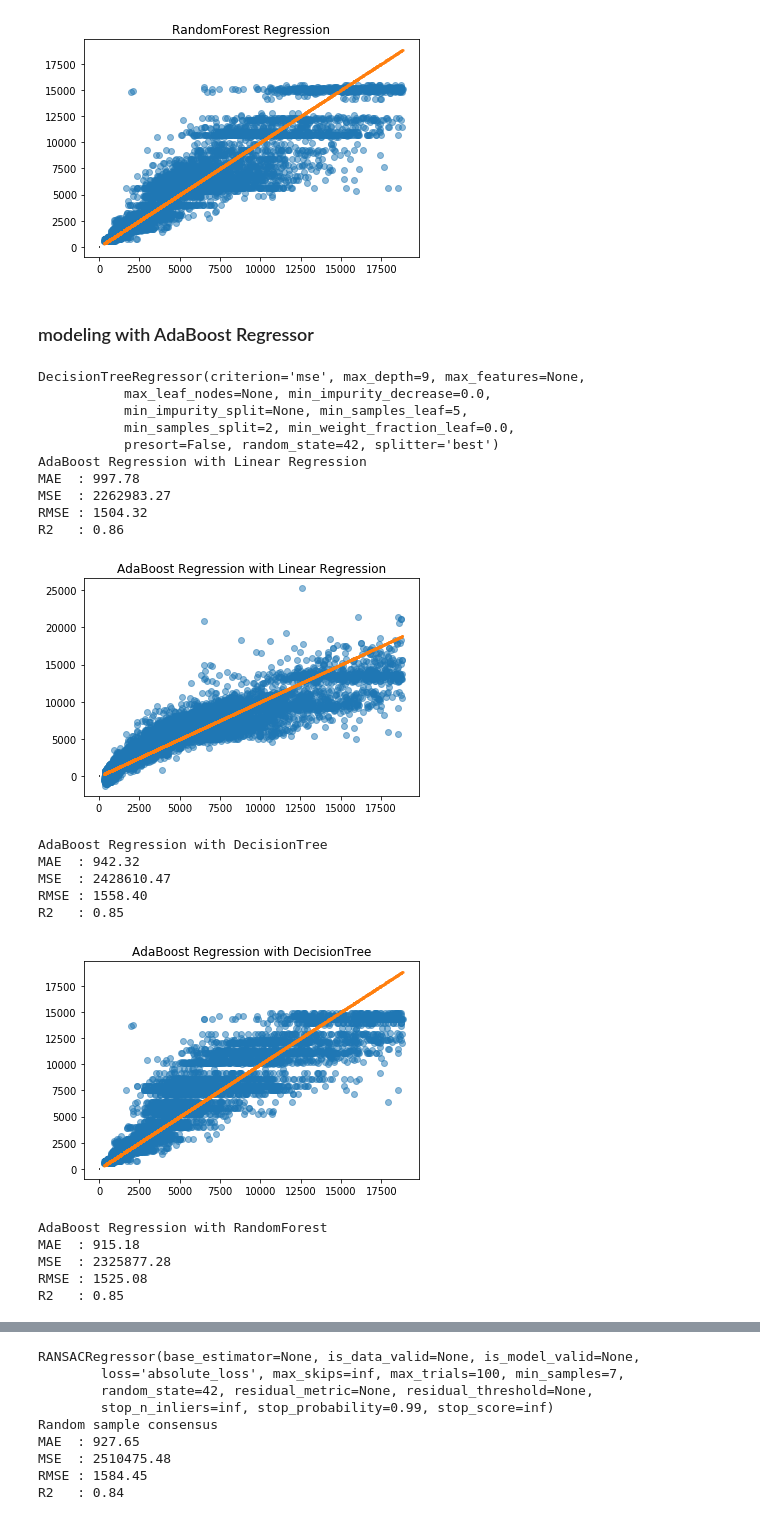
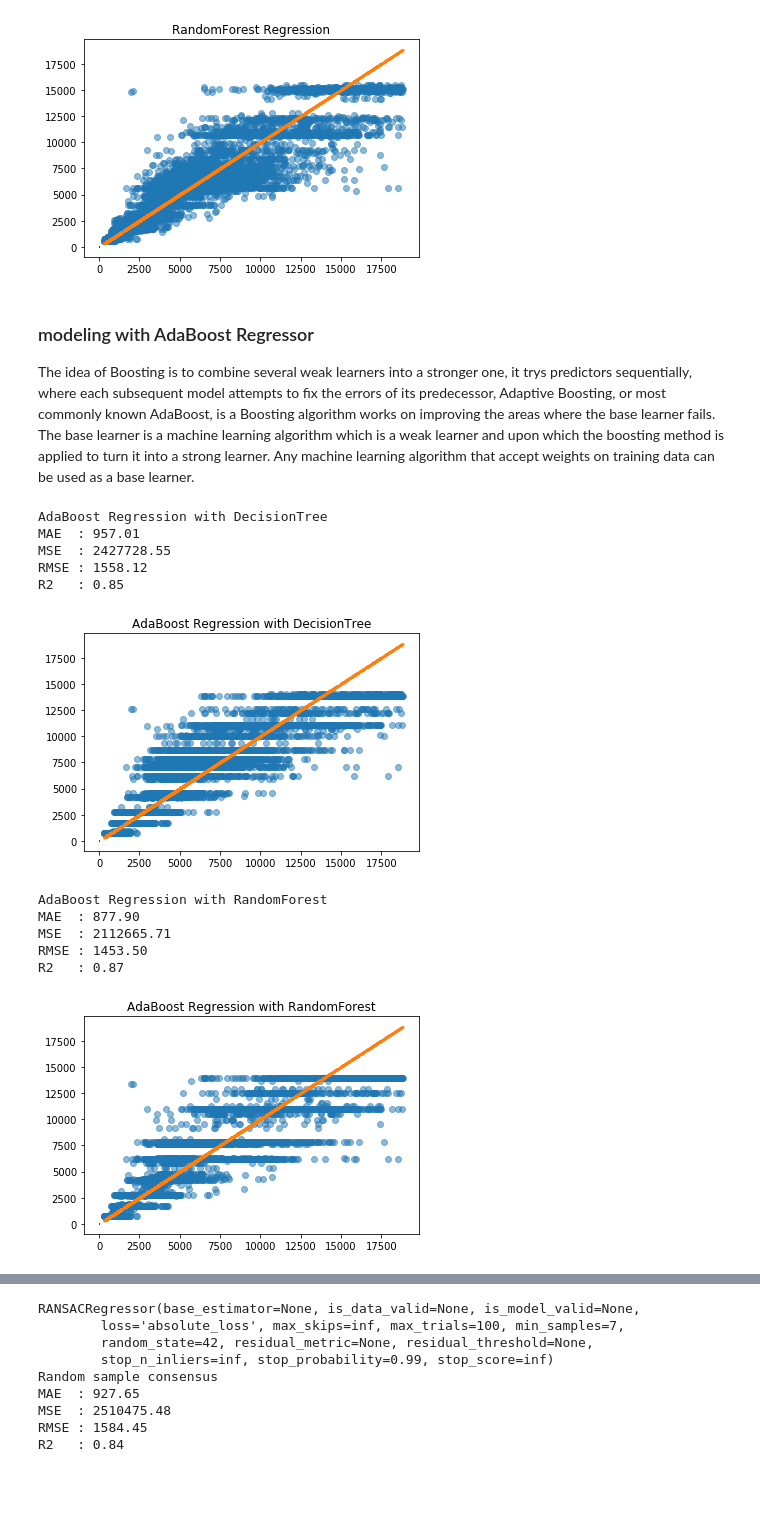
Before and after one commit to 3zcs/diamonds-price, a Jupyter notebook: diamonds_price.ipynb, the cells around one changed output, grey strips where cells are left out. Saved outputs shown, nothing was run; the diff lists cells and outputs as text; code cells hidden in the pictures; blank space fills up the shorter version.

```diff
--- a/diamonds_price.ipynb
+++ b/diamonds_price.ipynb
@@ -372,13 +369,15 @@ from sklearn.metrics import r2_score, mean_absolute_error, mean_squared_error
 
 # modelling algorithms that we'll use
 
-names = ['Linear Regression', 'All features Linear Regression', \
-         'DecisionTree Regression', 'All features DecisionTree Regression', 'DecisionTree Regression with best features',\
+names = ['Linear Regression', 'All features Linear Regression',\
+         'Linear Regression with best features', 'Linear Regression with log transformation',\
+         'DecisionTree Regression', 'All features DecisionTree Regression',\
          'RandomForest Regression', \
-         'AdaBoost Regression with Linear Regression', 'AdaBoost Regression with DecisionTree', 'AdaBoost Regression with RandomForest',\
+         'AdaBoost Regression with DecisionTree', 'AdaBoost Regression with RandomForest',\
          'Random sample consensus']
 
 R2_list = []
+RMSE_list = []
 # %% [markdown]
 prepare variables and funcations that you need with all the models
 # %%
@@ -395,6 +394,7 @@ def evaluation_metrics(model_name,y_test, y_pred):
     print('RMSE : %0.2f ' % rmse)
     print('R2   : %0.2f ' % r2)
     R2_list.append(r2)
+    RMSE_list.append(rmse)
     print('')
 
 # visualize model predection vs true
@@ -649,84 +702,52 @@ MSE  : 1813330.95
 RMSE : 1346.60
 R2   : 0.88
 [figure]
-# %% [markdown]
-### modeling with AdaBoost Regressor
+# %% [markdown]
+### modeling with AdaBoost Regressor
+The idea of Boosting is to combine several weak learners into a stronger one, it trys predictors sequentially, where each subsequent model attempts to fix the errors of its predecessor, Adaptive Boosting, or most commonly known AdaBoost, is a Boosting algorithm works on improving the areas where the base learner fails. The base learner is a machine learning algorithm which is a weak learner and upon which the boosting method is applied to turn it into a strong learner. Any machine learning algorithm that accept weights on training data can be used as a base learner.
 # %%
 '''
-now we'll try AdaBoostRegressor with three models, let's start with LinearRegression
+now we'll try AdaBoostRegressor with two trees, let's start with DecisionTreeRegressor
 '''
-
-abreg = AdaBoostRegressor(LinearRegression(), random_state=ran_state, n_estimators=100)
-
-print(drreg)
-
-# split data to train and test
-X_train, X_test, y_train, y_test = train_test_split(X, y, random_state=ran_state)
-
-#Fit the model with data (train model)
-abreg.fit(X_train, y_train)
-# Predict the response for a new observation.
-y_pred = abreg.predict(X_test)
-
-# evaluation the model
-evaluation_metrics(names[6], y_test, y_pred)
-
-# visualize model predection
-visualize_model_predection(names[6], y_test, y_pred)
-
-'''
-now let's try DecisionTreeRegressor
-'''
-
-abreg = AdaBoostRegressor(DecisionTreeRegressor(max_depth=5, random_state=ran_state, min_samples_leaf = 5),n_estimators=100, random_state=ran_state)
+abreg = AdaBoostRegressor(n_estimators=1000, random_state=ran_state)
 
 #Fit the model with data (train model)
 abreg.fit(X_train, y_train)
 # Predict the response for a new observation.
 y_pred = abreg.predict(X_test)
 
 # evaluation the model
 evaluation_metrics(names[7], y_test, y_pred)
 
 # visualize model predection
 visualize_model_predection(names[7], y_test, y_pred)
 
 '''
-finally let's try RandomForestRegressor
+now let's try RandomForestRegressor
 '''
 
-abreg = AdaBoostRegressor(RandomForestRegressor(max_depth=5, random_state=ran_state),n_estimators=100, random_state=ran_state)
+abreg = AdaBoostRegressor(RandomForestRegressor(max_depth=3, random_state=ran_state),n_estimators=1000, random_state=ran_state)
 
 #Fit the model with data (train model)
 abreg.fit(X_train, y_train)
 # Predict the response for a new observation.
 y_pred = abreg.predict(X_test)
 
 # evaluation the model
 evaluation_metrics(names[8], y_test, y_pred)
 
 # visualize model predection
 visualize_model_predection(names[8], y_test, y_pred)
 # %% [output]
-DecisionTreeRegressor(criterion='mse', max_depth=9, max_features=None,
-           max_leaf_nodes=None, min_impurity_decrease=0.0,
-           min_impurity_split=None, min_samples_leaf=5,
-           min_samples_split=2, min_weight_fraction_leaf=0.0,
-           presort=False, random_state=42, splitter='best')
-AdaBoost Regression with Linear Regression
-MAE  : 997.78
-MSE  : 2262983.27
-RMSE : 1504.32
-R2   : 0.86
+AdaBoost Regression with DecisionTree
+MAE  : 957.01
+MSE  : 2427728.55
+RMSE : 1558.12
+R2   : 0.85
-[figure, old version]
+[figure, new version]
-AdaBoost Regression with DecisionTree
-MAE  : 942.32
-MSE  : 2428610.47
-RMSE : 1558.40
-R2   : 0.85
+AdaBoost Regression with RandomForest
+MAE  : 877.90
+MSE  : 2112665.71
+RMSE : 1453.50
+R2   : 0.87
-[figure, old version]
+[figure, new version]
-AdaBoost Regression with RandomForest
-MAE  : 915.18
-MSE  : 2325877.28
-RMSE : 1525.08
-R2   : 0.85
```
Also changed, not shown: parts of 22 cells of this notebook.
